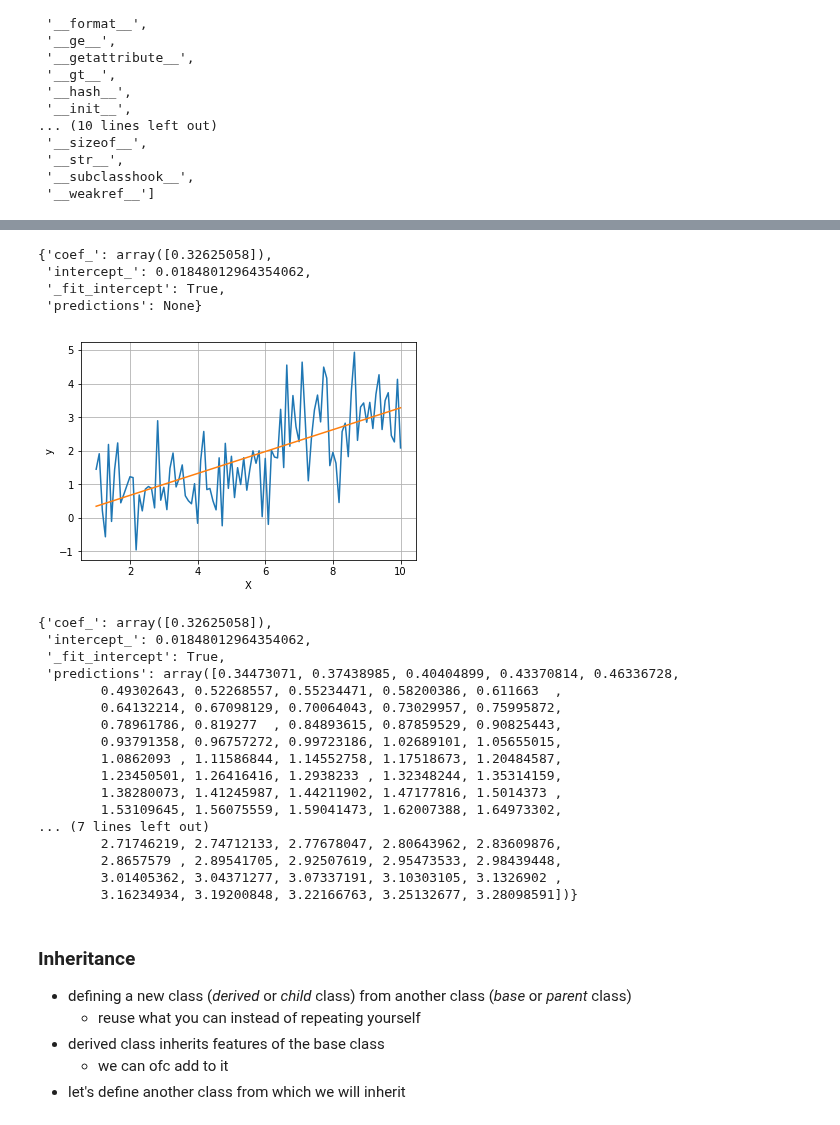
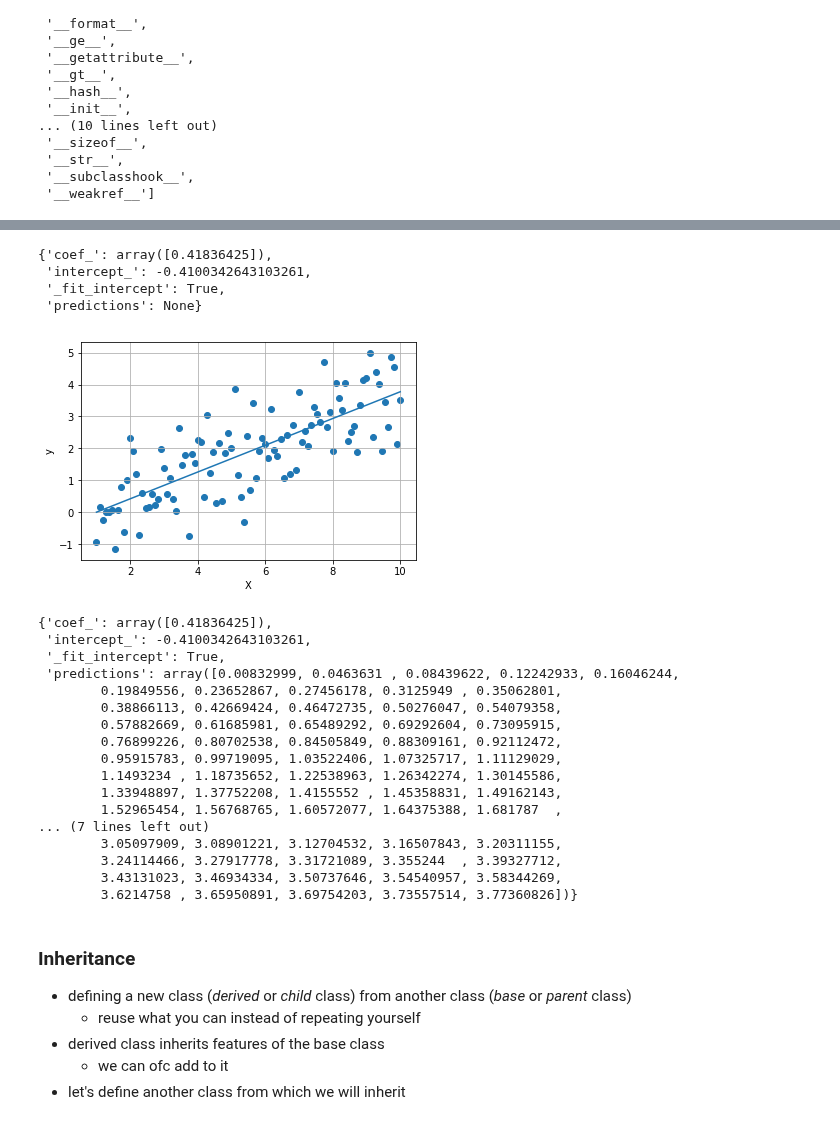
Before and after one commit to vitekzkytek/PythonDataIES, a Jupyter notebook: 04/04_OOP.ipynb, the cells around one changed output, grey strips where cells are left out. Saved outputs shown, nothing was run; the diff lists cells and outputs as text; code cells hidden in the pictures.

```diff
--- a/04/04_OOP.ipynb
+++ b/04/04_OOP.ipynb
@@ -510,11 +511,11 @@ class LinearRegression:
 
     def fit(self, X, y):
         """
-        Fit model coefficients.
+        Obtain coefficients using closed form solution.
 
         Arguments:
-        X: 1D or 2D numpy array
-        y: 1D numpy array
+        X: 1D or 2D numpy array (cols are independent variables)
+        y: 1D numpy array (dependent variable)
         """
 
         # check if X is 1D or 2D array
@@ -542,7 +543,7 @@ class LinearRegression:
     def predict(self, X):
 
         """
-        Output model prediction.
+        Model prediction given the data matrix.
 
         Arguments:
         X: 1D or 2D numpy array
@@ -574,38 +575,38 @@ lr.fit(X, y)
 # %%
 lr.__dict__
 # %% [output]
-{'coef_': array([0.32625058]),
- 'intercept_': 0.01848012964354062,
+{'coef_': array([0.41836425]),
+ 'intercept_': -0.4100342643103261,
  '_fit_intercept': True,
  'predictions': None}
 # %%
-plt.plot(X,y)
+plt.scatter(X,y)
 plt.plot(X,lr.predict(X))
 plt.grid()
 plt.xlabel('X')
 plt.ylabel('y');
 # %% [output]
-[figure, old version]
+[figure, new version]
 # %%
 lr.__dict__
 # %% [output]
-{'coef_': array([0.32625058]),
- 'intercept_': 0.01848012964354062,
+{'coef_': array([0.41836425]),
+ 'intercept_': -0.4100342643103261,
  '_fit_intercept': True,
- 'predictions': array([0.34473071, 0.37438985, 0.40404899, 0.43370814, 0.46336728,
-        0.49302643, 0.52268557, 0.55234471, 0.58200386, 0.611663  ,
-        0.64132214, 0.67098129, 0.70064043, 0.73029957, 0.75995872,
-        0.78961786, 0.819277  , 0.84893615, 0.87859529, 0.90825443,
-        0.93791358, 0.96757272, 0.99723186, 1.02689101, 1.05655015,
-        1.0862093 , 1.11586844, 1.14552758, 1.17518673, 1.20484587,
-        1.23450501, 1.26416416, 1.2938233 , 1.32348244, 1.35314159,
-        1.38280073, 1.41245987, 1.44211902, 1.47177816, 1.5014373 ,
-        1.53109645, 1.56075559, 1.59041473, 1.62007388, 1.64973302,
+ 'predictions': array([0.00832999, 0.0463631 , 0.08439622, 0.12242933, 0.16046244,
+        0.19849556, 0.23652867, 0.27456178, 0.3125949 , 0.35062801,
+        0.38866113, 0.42669424, 0.46472735, 0.50276047, 0.54079358,
+        0.57882669, 0.61685981, 0.65489292, 0.69292604, 0.73095915,
+        0.76899226, 0.80702538, 0.84505849, 0.88309161, 0.92112472,
+        0.95915783, 0.99719095, 1.03522406, 1.07325717, 1.11129029,
+        1.1493234 , 1.18735652, 1.22538963, 1.26342274, 1.30145586,
+        1.33948897, 1.37752208, 1.4155552 , 1.45358831, 1.49162143,
+        1.52965454, 1.56768765, 1.60572077, 1.64375388, 1.681787  ,
 ... (7 lines left out)
-        2.71746219, 2.74712133, 2.77678047, 2.80643962, 2.83609876,
-        2.8657579 , 2.89541705, 2.92507619, 2.95473533, 2.98439448,
-        3.01405362, 3.04371277, 3.07337191, 3.10303105, 3.1326902 ,
-        3.16234934, 3.19200848, 3.22166763, 3.25132677, 3.28098591])}
+        3.05097909, 3.08901221, 3.12704532, 3.16507843, 3.20311155,
+        3.24114466, 3.27917778, 3.31721089, 3.355244  , 3.39327712,
+        3.43131023, 3.46934334, 3.50737646, 3.54540957, 3.58344269,
+        3.6214758 , 3.65950891, 3.69754203, 3.73557514, 3.77360826])}
 # %% [markdown]
 ### Inheritance
 * defining a new class (*derived* or *child* class) from another class (*base* or *parent* class)
```
Also changed, not shown: parts of 7 cells of this notebook.
